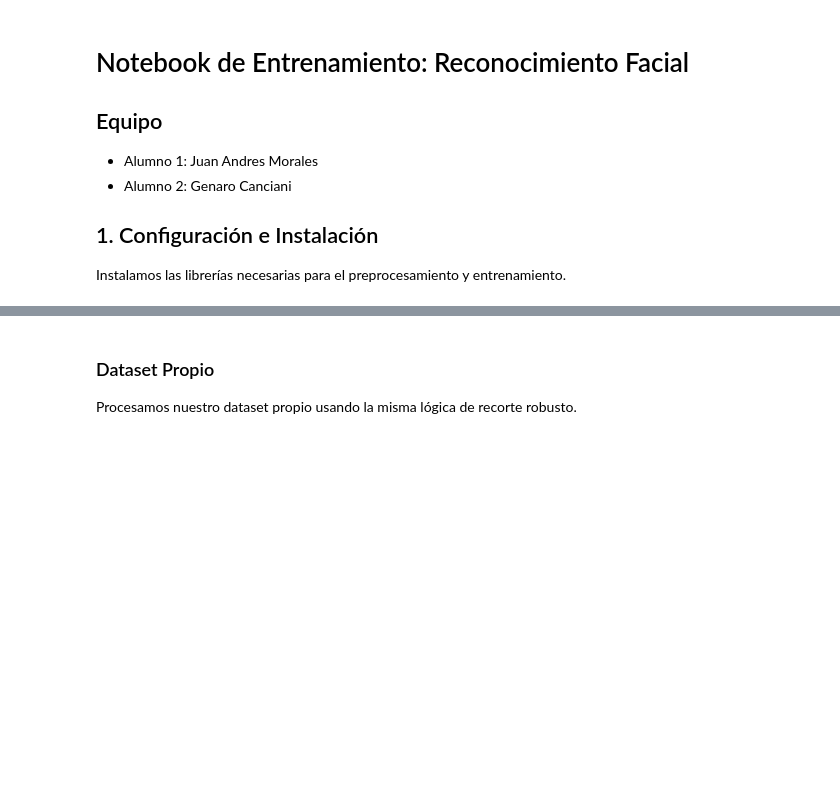
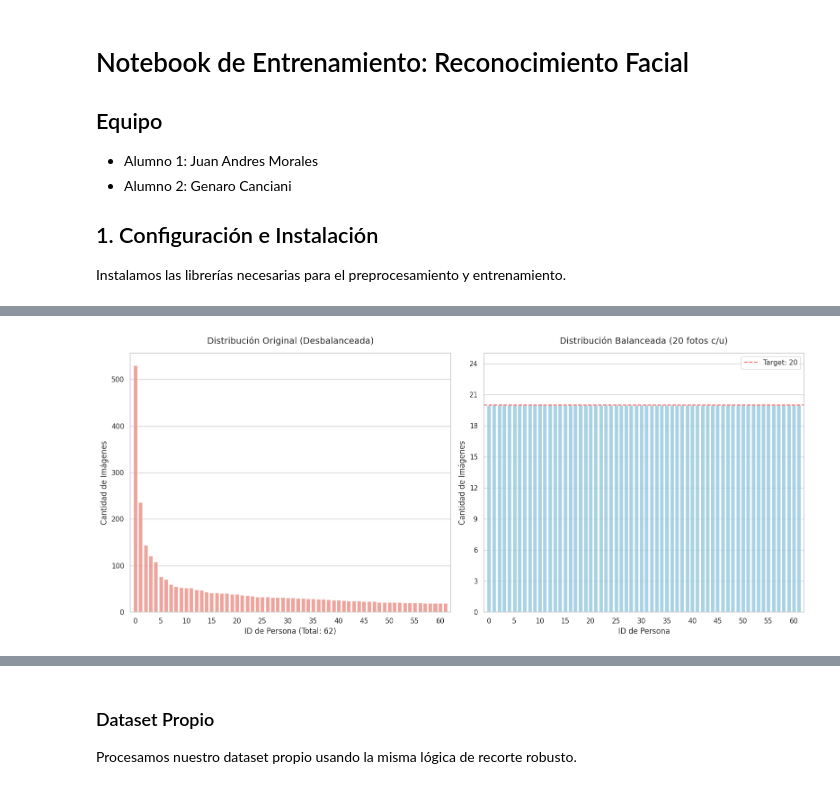
Before and after one commit to Juanmora29/tuia-face-recognition-app, a Jupyter notebook: train.ipynb, the cells around one changed output, grey strips where cells are left out. Drawn from its saved outputs; the diff is of its cells as text; code cells hidden in the pictures; blank space fills up the shorter version.

```diff
--- a/train.ipynb
+++ b/train.ipynb
@@ -46,0 +66,78 @@ Resolución original: 250x250
+# %%
+# 1. Parámetros de configuración
+n_images_per_person = 20
+max_people_request = 70 # Intentaremos buscar hasta 70
+
+# 2. Descarga del dataset
+print("Descargando LFW...")
+lfw_raw = fetch_lfw_people(min_faces_per_person=n_images_per_person, resize=1.0, color=True, slice_=None)
+X_raw = lfw_raw.images
+y_raw = lfw_raw.target
+target_names = lfw_raw.target_names
+
+# 3. Lógica de balanceo
+balanced_images = []
+balanced_labels = []
+final_names = []
+
+unique, counts = np.unique(y_raw, return_counts=True)
+sorted_indices = np.argsort(counts)[::-1]
+
+people_count = 0
+for idx in sorted_indices:
+    if people_count >= max_people_request:
+        break
+
+    indices = np.where(y_raw == unique[idx])[0]
+    np.random.seed(42)
+    selected_indices = np.random.choice(indices, n_images_per_person, replace=False)
+
+    balanced_images.append(X_raw[selected_indices])
+    balanced_labels.extend([people_count] * n_images_per_person)
+    final_names.append(target_names[unique[idx]])
+    people_count += 1
+
+# Convertimos a arrays finales
+all_images_lfw = np.vstack(balanced_images)
+all_labels_lfw = np.array(balanced_labels)
+all_target_names_lfw = final_names
+
+# Calculamos el número real de personas encontradas para ajustar el gráfico
+actual_num_people = len(final_names)
+
+print(f"\n--- Resumen del Dataset ---")
+print(f"Total de imágenes: {len(all_images_lfw)}")
+print(f"Cantidad real de personas encontradas: {actual_num_people}")
+print(f"Imágenes por persona: {n_images_per_person}")
+
+# 4. Visualización de resultados (Ajustada dinámicamente)
+sns.set_theme(style="whitegrid")
+plt.figure(figsize=(16, 7))
+
+# Gráfico Izquierdo: Distribución Original
+plt.subplot(1, 2, 1)
+original_counts = counts[sorted_indices[:actual_num_people]]
+sns.barplot(x=list(range(actual_num_people)), y=original_counts, color='salmon', alpha=0.8)
+plt.title("Distribución Original (Desbalanceada)", fontsize=14, pad=15)
+plt.xlabel(f"ID de Persona (Total: {actual_num_people})", fontsize=12)
+plt.ylabel("Cantidad de Imágenes", fontsize=12)
+plt.xticks(np.arange(0, actual_num_people, 5))
+plt.xlim(-1, actual_num_people) # Elimina espacio extra a los lados
+
+# Gráfico Derecho: Distribución Balanceada
+ax2 = plt.subplot(1, 2, 2)
+balanced_counts_plot = [n_images_per_person] * actual_num_people
+sns.barplot(x=list(range(actual_num_people)), y=balanced_counts_plot, color='skyblue', alpha=0.8)
+plt.axhline(n_images_per_person, color='red', linestyle='--', alpha=0.6, label=f'Target: {n_images_per_person}')
+plt.title(f"Distribución Balanceada ({n_images_per_person} fotos c/u)", fontsize=14, pad=15)
+plt.xlabel("ID de Persona", fontsize=12)
+plt.ylabel("Cantidad de Imágenes", fontsize=12)
+plt.xticks(np.arange(0, actual_num_people, 5))
+plt.xlim(-1, actual_num_people) # Elimina espacio extra a los lados
+plt.ylim(0, n_images_per_person + 5)
+ax2.yaxis.set_major_locator(MaxNLocator(integer=True))
+
+plt.legend()
+plt.tight_layout()
+plt.show()
+# %% [output]
@@ -46,0 +150 @@ Resolución original: 250x250
+[figure, added]
```
Also changed, not shown: parts of 23 cells of this notebook.
